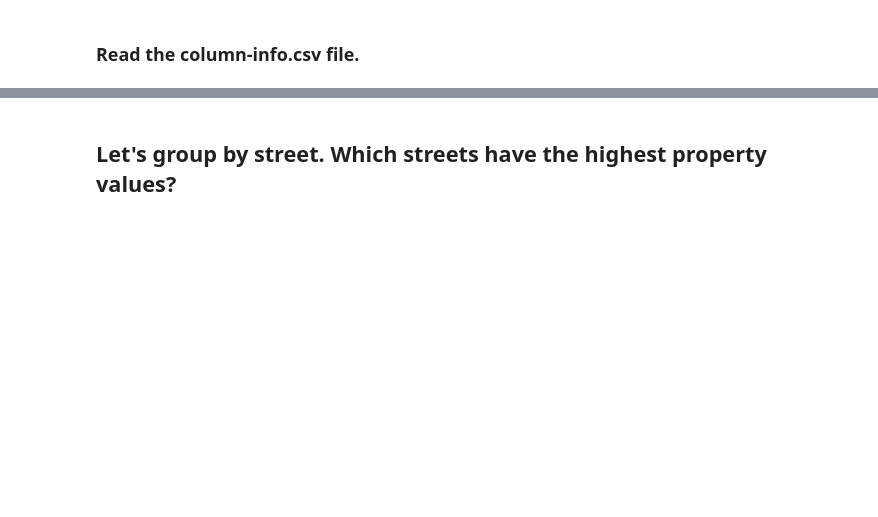
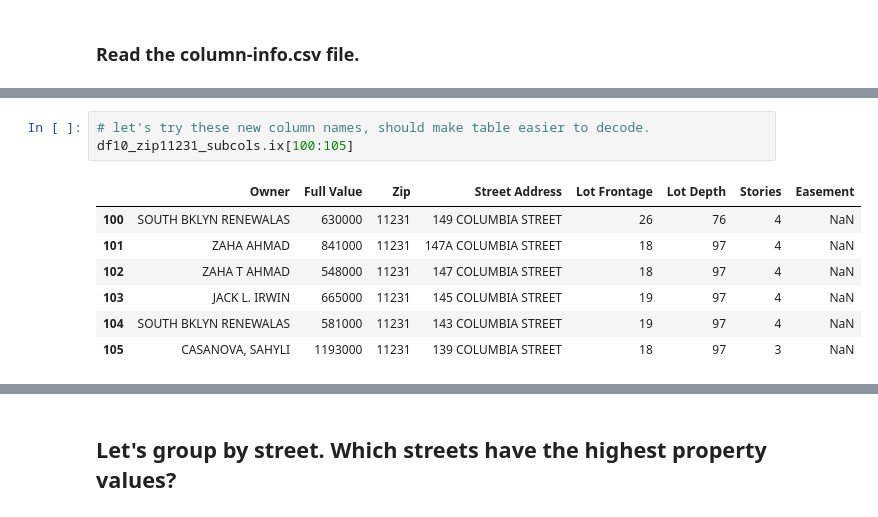
Before and after one commit to jdsketches/data_playground, a Jupyter notebook: nyc_properties.ipynb, the cells around one changed output, grey strips where cells are left out. Drawn from its saved outputs; the diff is of its cells as text; blank space fills up the shorter version.

```diff
--- a/nyc_properties.ipynb
+++ b/nyc_properties.ipynb
@@ -459,0 +329,11 @@ df14_zip11231_subcols.describe()
+# %%
+# let's try these new column names, should make table easier to decode.
+df10_zip11231_subcols.ix[100:105]
+# %% [output]
+|  | Owner | Full Value | Zip | Street Address | Lot Frontage | Lot Depth | Stories | Easement |
+| 100 | SOUTH BKLYN RENEWALAS | 630000 | 11231 | 149 COLUMBIA STREET | 26 | 76 | 4 | NaN |
+| 101 | ZAHA AHMAD | 841000 | 11231 | 147A COLUMBIA STREET | 18 | 97 | 4 | NaN |
+| 102 | ZAHA T AHMAD | 548000 | 11231 | 147 COLUMBIA STREET | 18 | 97 | 4 | NaN |
+| 103 | JACK L. IRWIN | 665000 | 11231 | 145 COLUMBIA STREET | 19 | 97 | 4 | NaN |
+| 104 | SOUTH BKLYN RENEWALAS | 581000 | 11231 | 143 COLUMBIA STREET | 19 | 97 | 4 | NaN |
+| 105 | CASANOVA, SAHYLI | 1193000 | 11231 | 139 COLUMBIA STREET | 18 | 97 | 3 | NaN |
```
Also changed, not shown: parts of 61 cells of this notebook.
